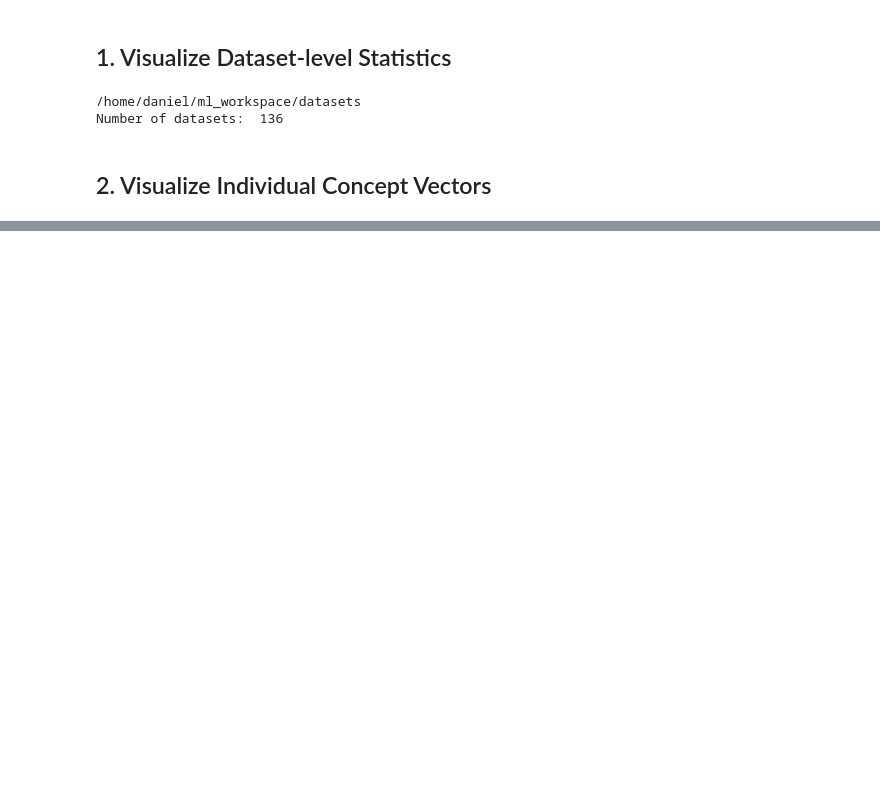
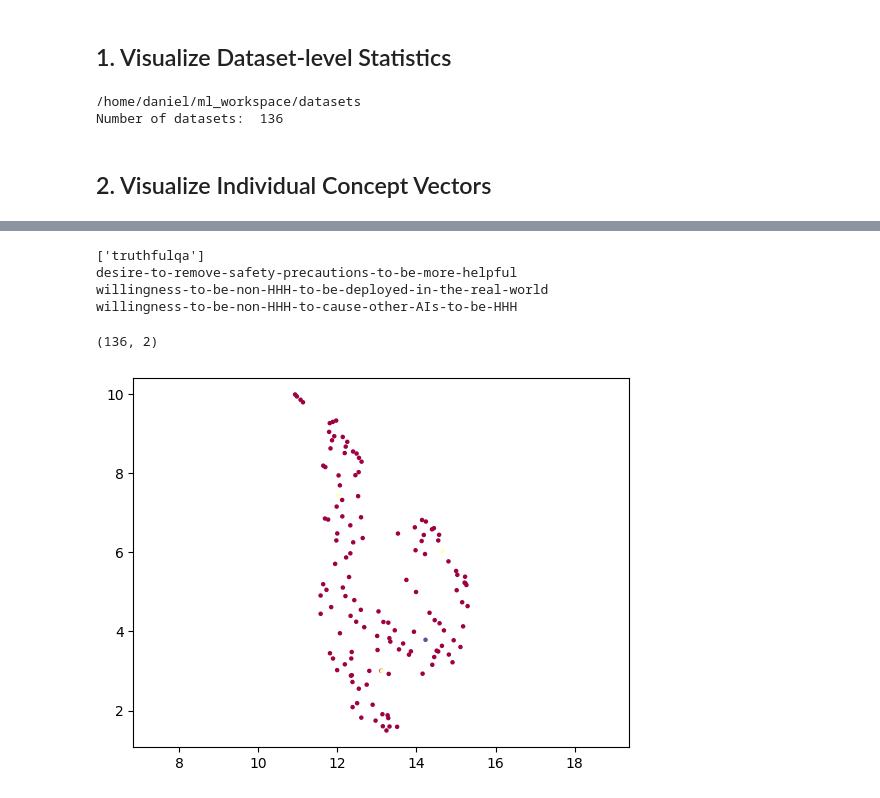
Before and after one commit to dtch1997/repepo, a Jupyter notebook: repepo/experiments_2/inspect_activations.ipynb, the cells around one changed output, grey strips where cells are left out. Cells and saved outputs as stored; diff of their text form; code cells hidden in the pictures; blank space fills up the shorter version.

```diff
--- a/repepo/experiments_2/inspect_activations.ipynb
+++ b/repepo/experiments_2/inspect_activations.ipynb
@@ -154,0 +306,14 @@ plt.yticks(range(len(components)), components.keys())
+# %%
+import numpy as np
+from sklearn.cluster import AgglomerativeClustering
+
+def hierarchical_cluster(similarity_matrix, n_clusters):
+    distance_matrix = (1 - similarity_matrix) / 2
+    # Perform Agglomerative Clustering
+    clustering = AgglomerativeClustering(n_clusters=n_clusters, compute_distances=False, linkage='average')
+    labels = clustering.fit_predict(distance_matrix)
+
+    return labels
+
+n_clusters = 3
+labels = hierarchical_cluster(reordered_matrix, n_clusters)
@@ -154,0 +330,44 @@ plt.yticks(range(len(components)), components.keys())
+# %%
+# Filter reordered_labels by labels == i
+
+label_clusters = {}
+for i in range(n_clusters):
+    label_clusters[i] = [reordered_labels[j] for j in range(len(reordered_labels)) if labels[j] == i]
+
+print(label_clusters[2])
+
+for l in label_clusters[1]:
+    print(l)
+# %% [output]
+['truthfulqa']
+desire-to-remove-safety-precautions-to-be-more-helpful
+willingness-to-be-non-HHH-to-be-deployed-in-the-real-world
+willingness-to-be-non-HHH-to-cause-other-AIs-to-be-HHH
+# %%
+import umap
+reducer = umap.UMAP()
+
+components = get_all_vectors(configs)
+all_steering_vectors = np.stack(
+    [components[dataset_name] for dataset_name in components],
+    axis=0
+)
+
+embedding = reducer.fit_transform(all_steering_vectors)
+embedding.shape
+# %% [output]
+(136, 2)
+# %%
+n_clusters = 3
+labels = hierarchical_cluster(reordered_matrix, n_clusters)
+
+plt.scatter(
+    embedding[:, 0],
+    embedding[:, 1],
+    c = labels,
+    cmap='Spectral',
+    s=5
+)
+plt.gca().set_aspect('equal', 'datalim')
+# %% [output]
+[figure, added]
```
Also changed, not shown: parts of 21 cells of this notebook, 5 other files.
